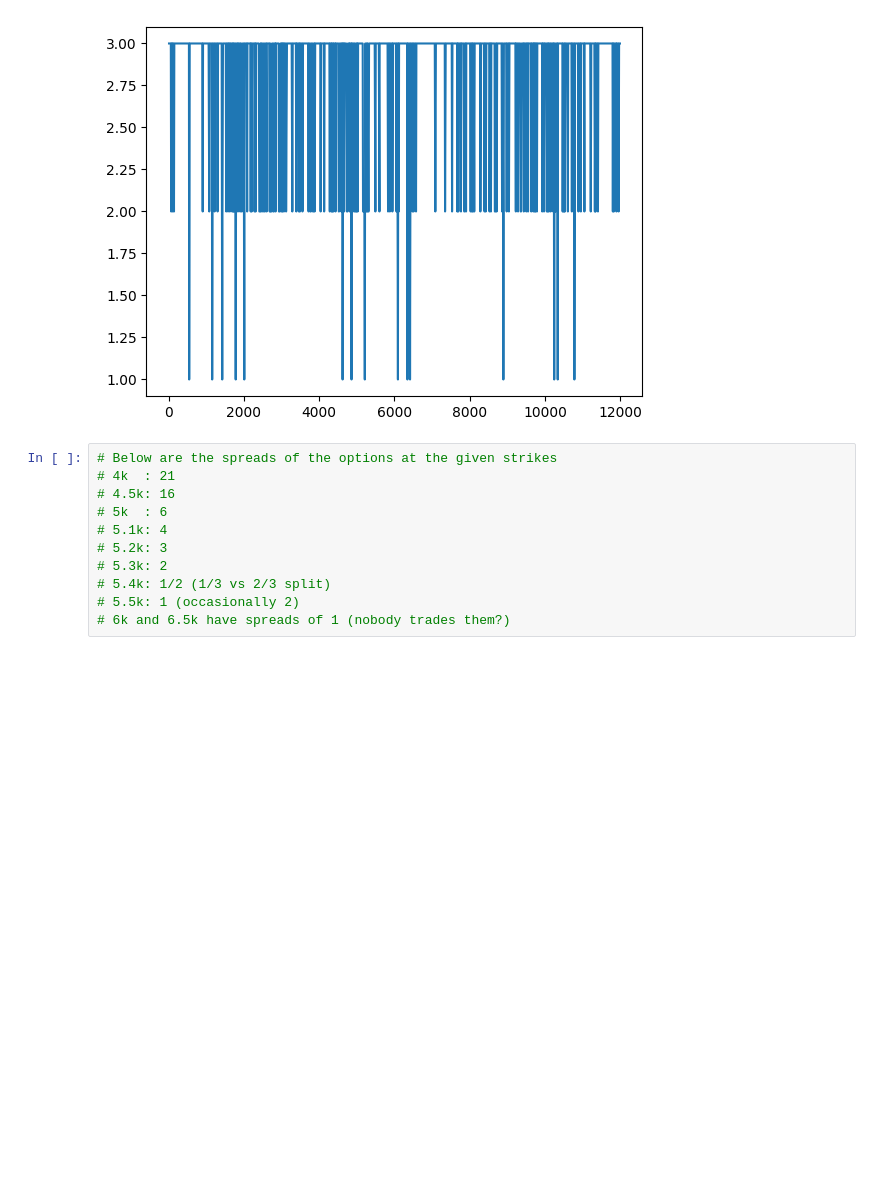
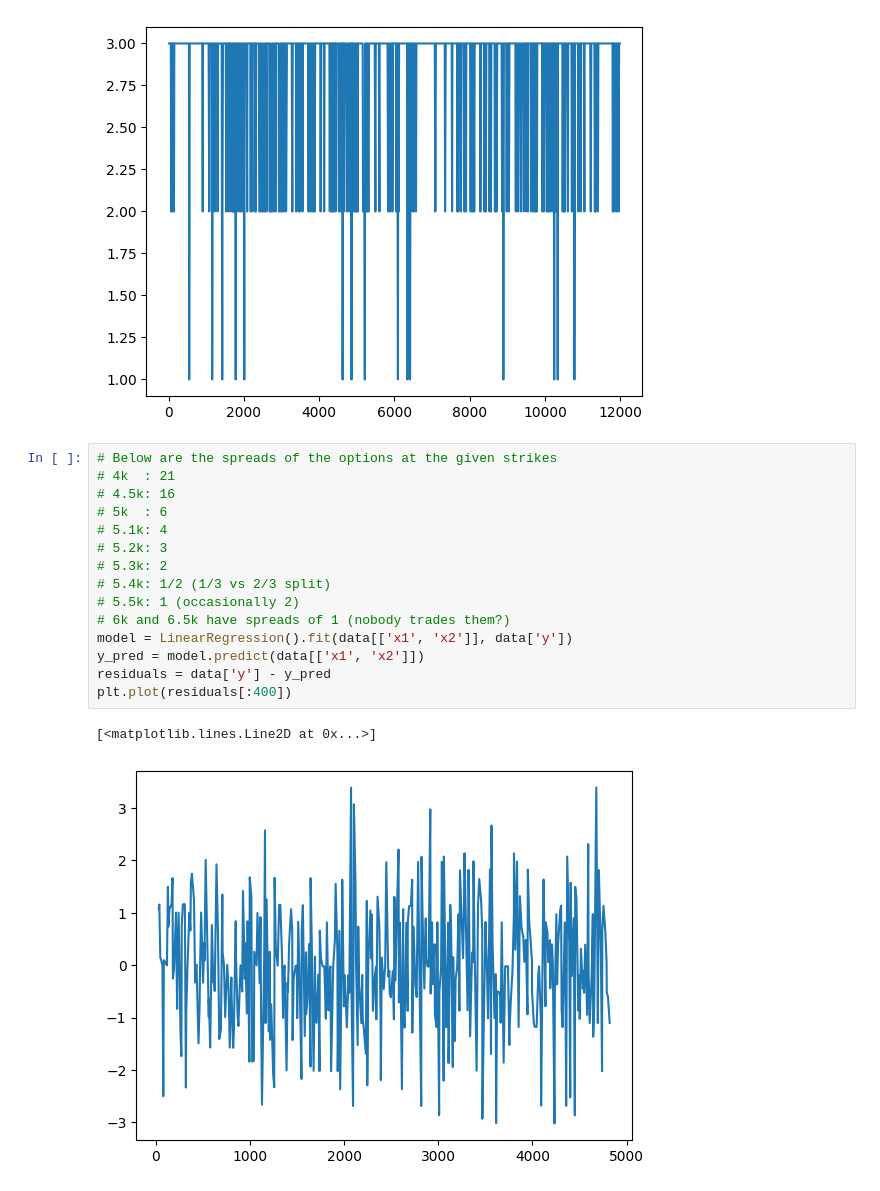
Before and after one commit to nikaslukyanov/kernel_trick, a Jupyter notebook: ROUND4/round4_analysis.ipynb, the cells around one changed output. Drawn from its saved outputs; the diff is of its cells as text; blank space fills up the shorter version.

```diff
--- a/ROUND4/round4_analysis.ipynb
+++ b/ROUND4/round4_analysis.ipynb
@@ -539,11 +539,18 @@ plt.plot((option_all(K)['ask_price_1'] - option_all(K)['bid_price_1'])[:1000])
 # %%
 # Below are the spreads of the options at the given strikes
 # 4k  : 21
 # 4.5k: 16
 # 5k  : 6
 # 5.1k: 4
 # 5.2k: 3
 # 5.3k: 2
 # 5.4k: 1/2 (1/3 vs 2/3 split)
 # 5.5k: 1 (occasionally 2)
 # 6k and 6.5k have spreads of 1 (nobody trades them?)
+model = LinearRegression().fit(data[['x1', 'x2']], data['y'])
+y_pred = model.predict(data[['x1', 'x2']])
+residuals = data['y'] - y_pred
+plt.plot(residuals[:400])
+# %% [output]
+[<matplotlib.lines.Line2D at 0x...>]
+[figure, added]
```
Also changed, not shown: 5 other files.
